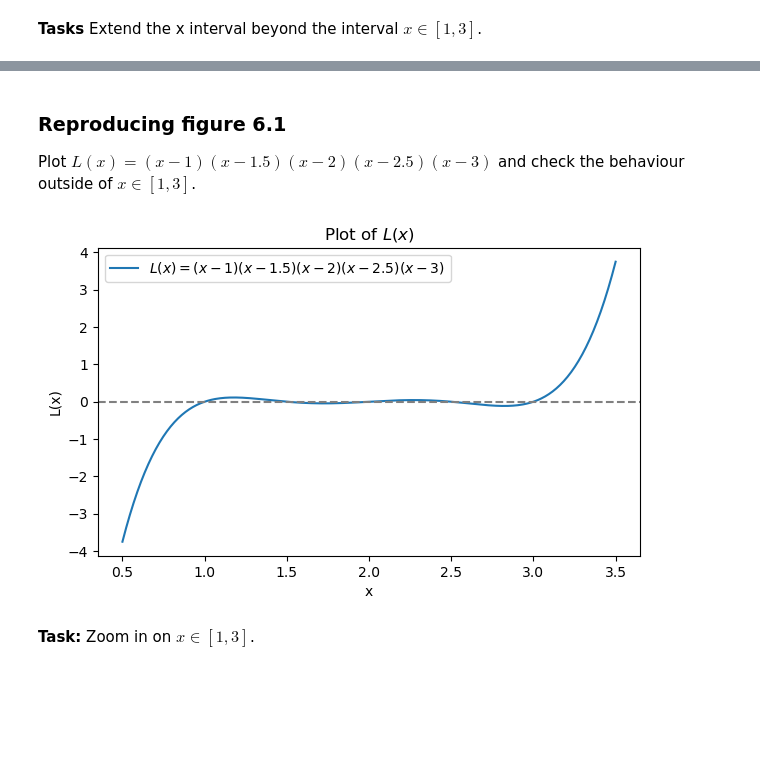
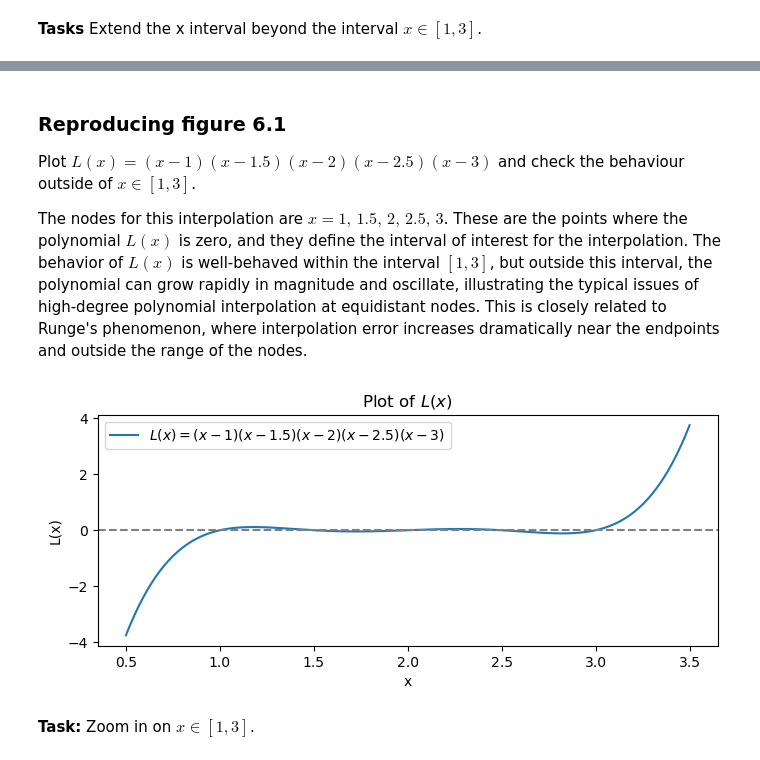
Before and after one commit to galendal/MAT160, a Jupyter notebook: interpolation.ipynb, the cells around one changed output, grey strips where cells are left out. Saved outputs shown, nothing was run; the diff lists cells and outputs as text; code cells hidden in the pictures; blank space fills up the shorter version.

Commit message:
interpolation rev

```diff
--- a/interpolation.ipynb
+++ b/interpolation.ipynb
@@ -370,3 +386,17 @@ plt.legend();
 [figure]
 # %% [markdown]
 **Tasks** Extend the x interval beyond the interval $x\in [1,3]$.
+# %%
+x_nodes_m = np.linspace(1, 3, 8)
+y_nodes_m = np.sqrt(x_nodes_m)
+pm = lagrange_interpolating_polynomial(x_nodes_m, y_nodes_m)
+x = np.linspace(1, 3, 400)
+plt.figure(figsize=(8, 3))
+plt.plot(x, pm(x) - np.sqrt(x), label='Error with many points')
+plt.plot(x_nodes_m, [0]*len(x_nodes_m), 'o', label='Nodes (4 points)', color='blue')
+plt.axhline(0, color='black', linestyle='--')
+plt.xlabel('x')
+plt.ylabel('Error')
+plt.title('Error in Lagrange Interpolation of sqrt(x)')
+plt.xlim(1, 3)
+plt.legend();
@@ -373,18 +405,20 @@ plt.legend();
 # %% [markdown]
 ### Reproducing figure 6.1
 Plot $L(x)=(x-1)(x-1.5)(x-2)(x-2.5)(x-3)$ and check the behaviour outside of $x\in [1,3]$.
+
+The nodes for this interpolation are $x = 1,\, 1.5,\, 2,\, 2.5,\, 3$. These are the points where the polynomial $L(x)$ is zero, and they define the interval of interest for the interpolation. The behavior of $L(x)$ is well-behaved within the interval $[1, 3]$, but outside this interval, the polynomial can grow rapidly in magnitude and oscillate, illustrating the typical issues of high-degree polynomial interpolation at equidistant nodes. This is closely related to Runge's phenomenon, where interpolation error increases dramatically near the endpoints and outside the range of the nodes.
 # %%
 L = lambda x: (x - 1) * (x - 1.5) * (x - 2) * (x - 2.5) * (x - 3)
 x_L = np.linspace(0.5, 3.5, 400) # Try (1,3) and (0,4)
-plt.figure(figsize=(7, 4))
+plt.figure(figsize=(8, 3))
 plt.plot(x_L, L(x_L), label=r'$L(x)=(x-1)(x-1.5)(x-2)(x-2.5)(x-3)$')
 plt.xlabel('x')
 plt.ylabel('L(x)')
 plt.title('Plot of $L(x)$')
 plt.axhline(0, color='gray', linestyle='--')
 plt.legend()
 plt.show()
 # %% [output]
-[figure, old version]
+[figure, new version]
 # %% [markdown]
 **Task:** Zoom in on $x\in [1,3]$.
```
Also changed, not shown: parts of 12 cells of this notebook.
